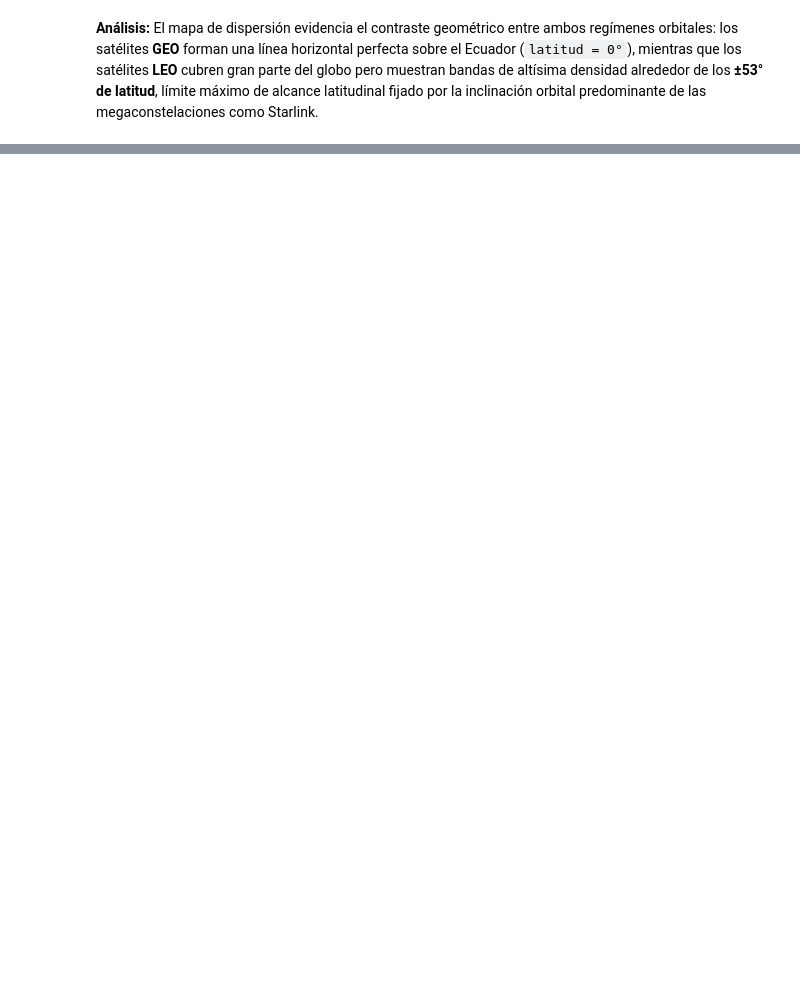
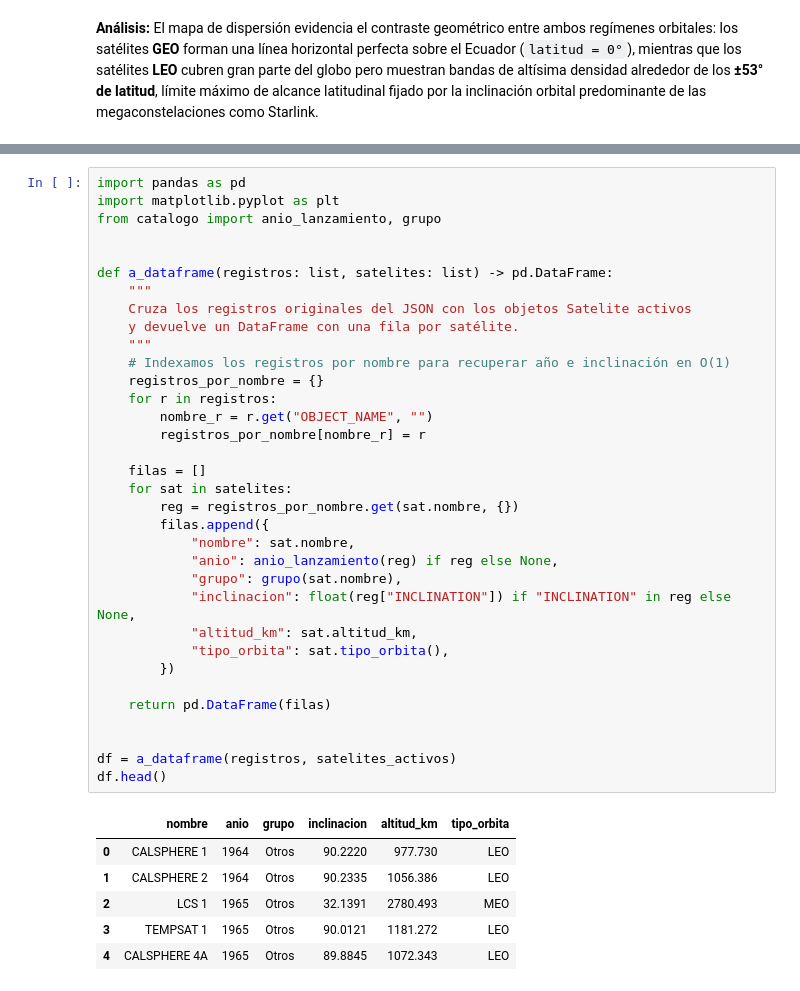
Before and after one commit to VicenteODwyer/SatelitesVO, a Jupyter notebook: informe.ipynb, the cells around one changed output, grey strips where cells are left out. Drawn from its saved outputs; the diff is of its cells as text; blank space fills up the shorter version.

```diff
--- a/informe.ipynb
+++ b/informe.ipynb
@@ -326,0 +332,41 @@ fig10, ax10 = graficar_distribucion_geografica(satelites_activos)
+# %%
+import pandas as pd
+import matplotlib.pyplot as plt
+from catalogo import anio_lanzamiento, grupo
+
+
+def a_dataframe(registros: list, satelites: list) -> pd.DataFrame:
+    """
+    Cruza los registros originales del JSON con los objetos Satelite activos
+    y devuelve un DataFrame con una fila por satélite.
+    """
+    # Indexamos los registros por nombre para recuperar año e inclinación en O(1)
+    registros_por_nombre = {}
+    for r in registros:
+        nombre_r = r.get("OBJECT_NAME", "")
+        registros_por_nombre[nombre_r] = r
+
+    filas = []
+    for sat in satelites:
+        reg = registros_por_nombre.get(sat.nombre, {})
+        filas.append({
+            "nombre": sat.nombre,
+            "anio": anio_lanzamiento(reg) if reg else None,
+            "grupo": grupo(sat.nombre),
+            "inclinacion": float(reg["INCLINATION"]) if "INCLINATION" in reg else None,
+            "altitud_km": sat.altitud_km,
+            "tipo_orbita": sat.tipo_orbita(),
+        })
+
+    return pd.DataFrame(filas)
+
+
+df = a_dataframe(registros, satelites_activos)
+df.head()
+# %% [output]
+|  | nombre | anio | grupo | inclinacion | altitud_km | tipo_orbita |
+| 0 | CALSPHERE 1 | 1964 | Otros | 90.2220 | 977.730 | LEO |
+| 1 | CALSPHERE 2 | 1964 | Otros | 90.2335 | 1056.386 | LEO |
+| 2 | LCS 1 | 1965 | Otros | 32.1391 | 2780.493 | MEO |
+| 3 | TEMPSAT 1 | 1965 | Otros | 90.0121 | 1181.272 | LEO |
+| 4 | CALSPHERE 4A | 1965 | Otros | 89.8845 | 1072.343 | LEO |
```
Also changed, not shown: parts of 14 cells of this notebook.
